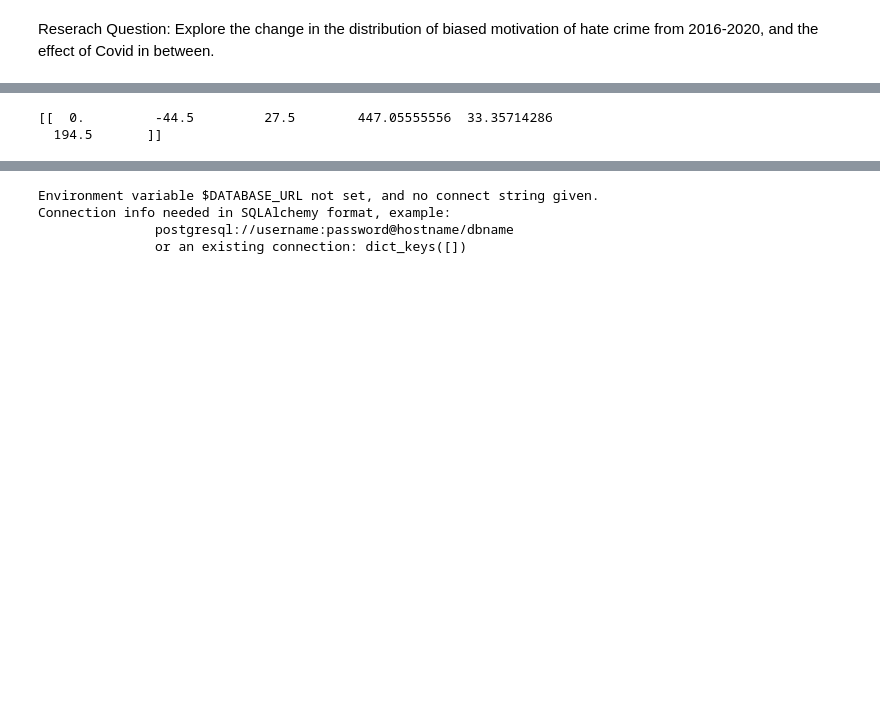
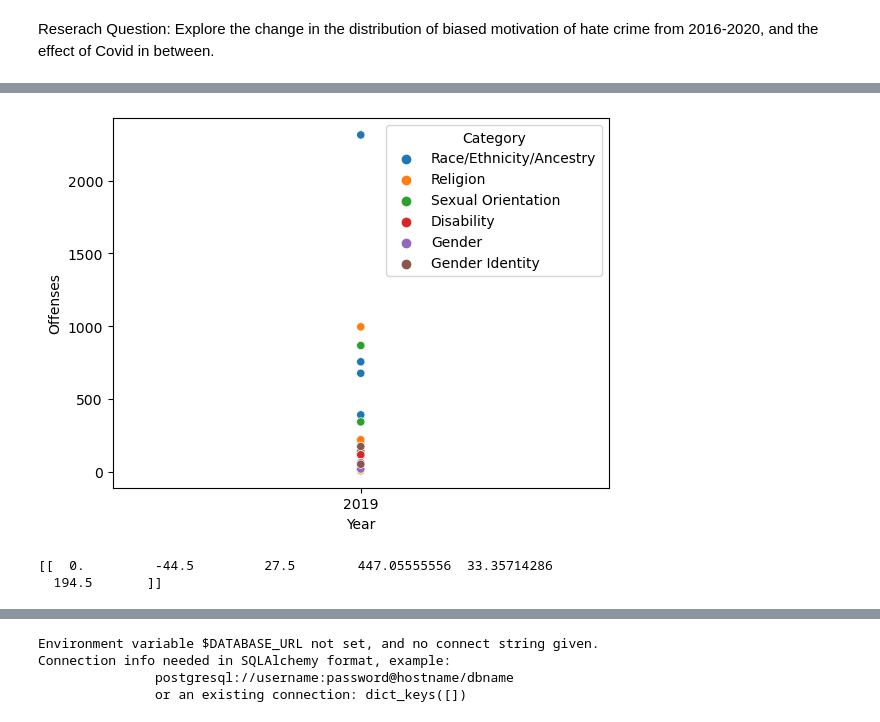
Before and after one commit to ChenTsizhen/2950_Project, a Jupyter notebook: masterNotebook.ipynb, the cells around one changed output, grey strips where cells are left out. Drawn from its saved outputs; the diff is of its cells as text; code cells hidden in the pictures; blank space fills up the shorter version.

Commit message:
added model2 sex

```diff
--- a/masterNotebook.ipynb
+++ b/masterNotebook.ipynb
@@ -67,8 +79,12 @@ def model_1(df, year):
 
     return df
 # %%
-table1_19 = model_1(table1_19, '2019')
-table1_19
+t1_19 = model_1(table1_19, '2019')
+
+# frames = [table1_19...]
+# big = pd.concat(frames)
+
+t1_19
 # %% [output]
 |  | Bias_motivation | Offenses | Year | Category | is_race | is_religion | is_sex | is_disability | is_gender | ... |
 | 0 | Anti-White | 755 | 2019 | Race/Ethnicity/Ancestry | True | False | False | False | False | ... |
@@ -87,6 +103,11 @@ table1_19
 | 31 | Anti-Female | 62 | 2019 | Gender | False | False | False | False | True | ... |
 | 32 | Anti-Transgender | 173 | 2019 | Gender Identity | False | False | False | False | False | ... |
 | 33 | Anti-Gender Non-Conforming | 51 | 2019 | Gender Identity | False | False | False | False | False | ... |
+# %%
+ax = sns.scatterplot(data=t1_19, x='Year', y='Offenses', hue='Category')
+plt.show()
+# %% [output]
+[figure, added]
 # %%
 from sklearn.linear_model import LinearRegression
 
@@ -100,9 +122,9 @@ def reg_1(df):
     m1 = LinearRegression().fit(X,y)
     yhat = m1.predict(X)
     print(m1.coef_)
-# %%
-table1_19 = reg_1(table1_19)
-table1_19
-# %% [output]
-[[  0.         -44.5         27.5        447.05555556  33.35714286
-  194.5       ]]
+# %%
+t1_19 = dummy_1(t1_19)
+t1_19
+# %% [output]
+[[  0.         -44.5         27.5        447.05555556  33.35714286
+  194.5       ]]
```
Also changed, not shown: parts of 8 cells of this notebook.
